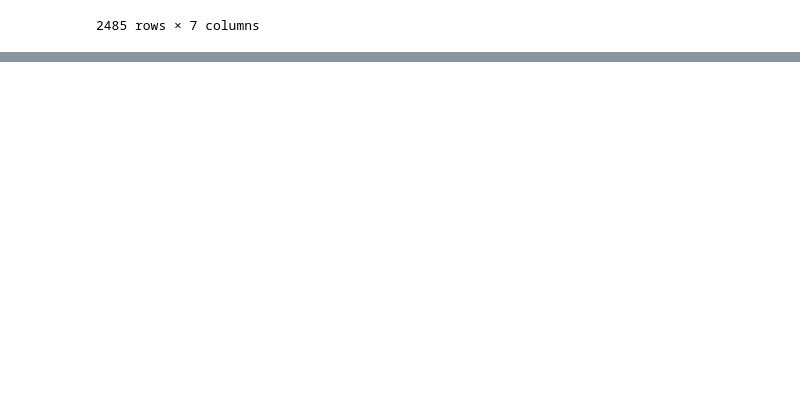
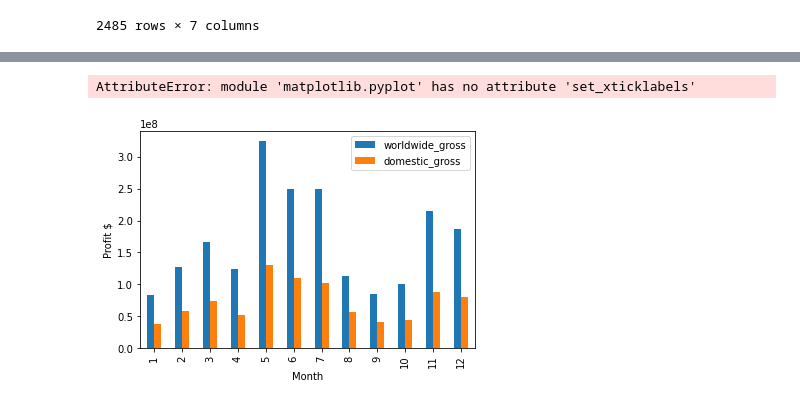
Before and after one commit to kuninethan95/dsc-phase-1-project, a Jupyter notebook: student.ipynb, the cells around one changed output, grey strips where cells are left out. Drawn from its saved outputs; the diff is of its cells as text; code cells hidden in the pictures; blank space fills up the shorter version.

```diff
--- a/student.ipynb
+++ b/student.ipynb
@@ -454,0 +451,9 @@ big_budget_2
+# %%
+t_labels = ['Jan', 'Feb', 'Mar', 'Apr', 'May', 'Jun', 'Jul', 'Aug', 'Sep', 'Oct', 'Nov', 'Dec']
+grouped.plot(kind='bar')
+plt.ylabel('Profit $')
+plt.xlabel('Month')
+plt.set_xticklabels(x)
+# %% [output]
+AttributeError: module 'matplotlib.pyplot' has no attribute 'set_xticklabels'
+[figure, added]
```
Also changed, not shown: parts of 29 cells of this notebook.
